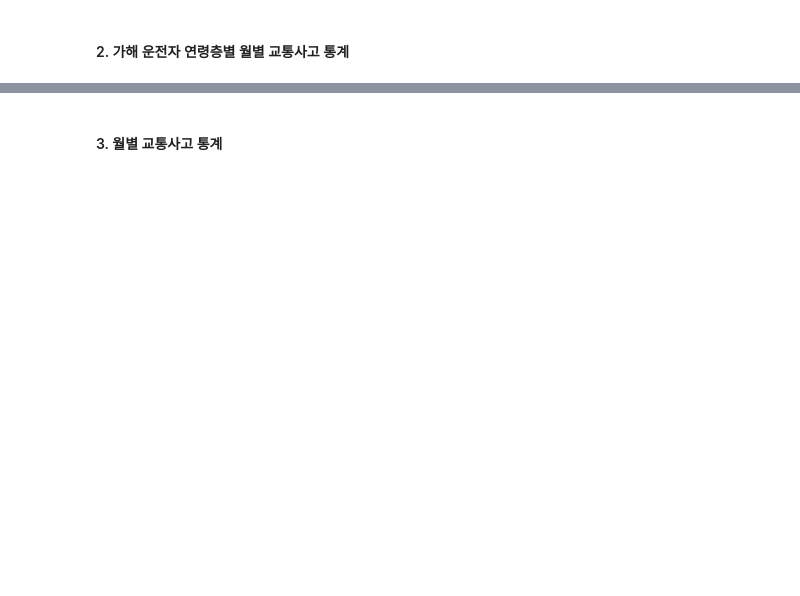
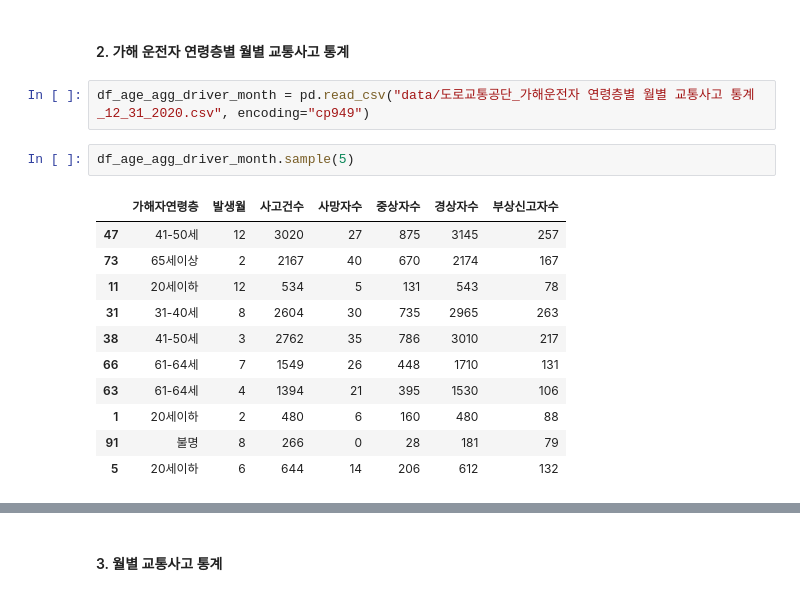
Before and after one commit to nuyhc/Mini_Project, a Jupyter notebook: 3. Traffic Accident Data Analysis/traffic_accident_data_analysis.ipynb, the cells around one changed output, grey strips where cells are left out. Cells and saved outputs as stored; diff of their text form; blank space fills up the shorter version.

Commit message:
load data

```diff
--- a/3. Traffic Accident Data Analysis/traffic_accident_data_analysis.ipynb
+++ b/3. Traffic Accident Data Analysis/traffic_accident_data_analysis.ipynb
@@ -29,2 +72,18 @@ import numpy as np
 # %% [markdown]
 #### 2. 가해 운전자 연령층별 월별 교통사고 통계
+# %%
+df_age_agg_driver_month = pd.read_csv("data/도로교통공단_가해운전자 연령층별 월별 교통사고 통계_12_31_2020.csv", encoding="cp949")
+# %%
+df_age_agg_driver_month.sample(5)
+# %% [output]
+|  | 가해자연령층 | 발생월 | 사고건수 | 사망자수 | 중상자수 | 경상자수 | 부상신고자수 |
+| 47 | 41-50세 | 12 | 3020 | 27 | 875 | 3145 | 257 |
+| 73 | 65세이상 | 2 | 2167 | 40 | 670 | 2174 | 167 |
+| 11 | 20세이하 | 12 | 534 | 5 | 131 | 543 | 78 |
+| 31 | 31-40세 | 8 | 2604 | 30 | 735 | 2965 | 263 |
+| 38 | 41-50세 | 3 | 2762 | 35 | 786 | 3010 | 217 |
+| 66 | 61-64세 | 7 | 1549 | 26 | 448 | 1710 | 131 |
+| 63 | 61-64세 | 4 | 1394 | 21 | 395 | 1530 | 106 |
+| 1 | 20세이하 | 2 | 480 | 6 | 160 | 480 | 88 |
+| 91 | 불명 | 8 | 266 | 0 | 28 | 181 | 79 |
+| 5 | 20세이하 | 6 | 644 | 14 | 206 | 612 | 132 |
```
Also changed, not shown: parts of 19 cells of this notebook.
